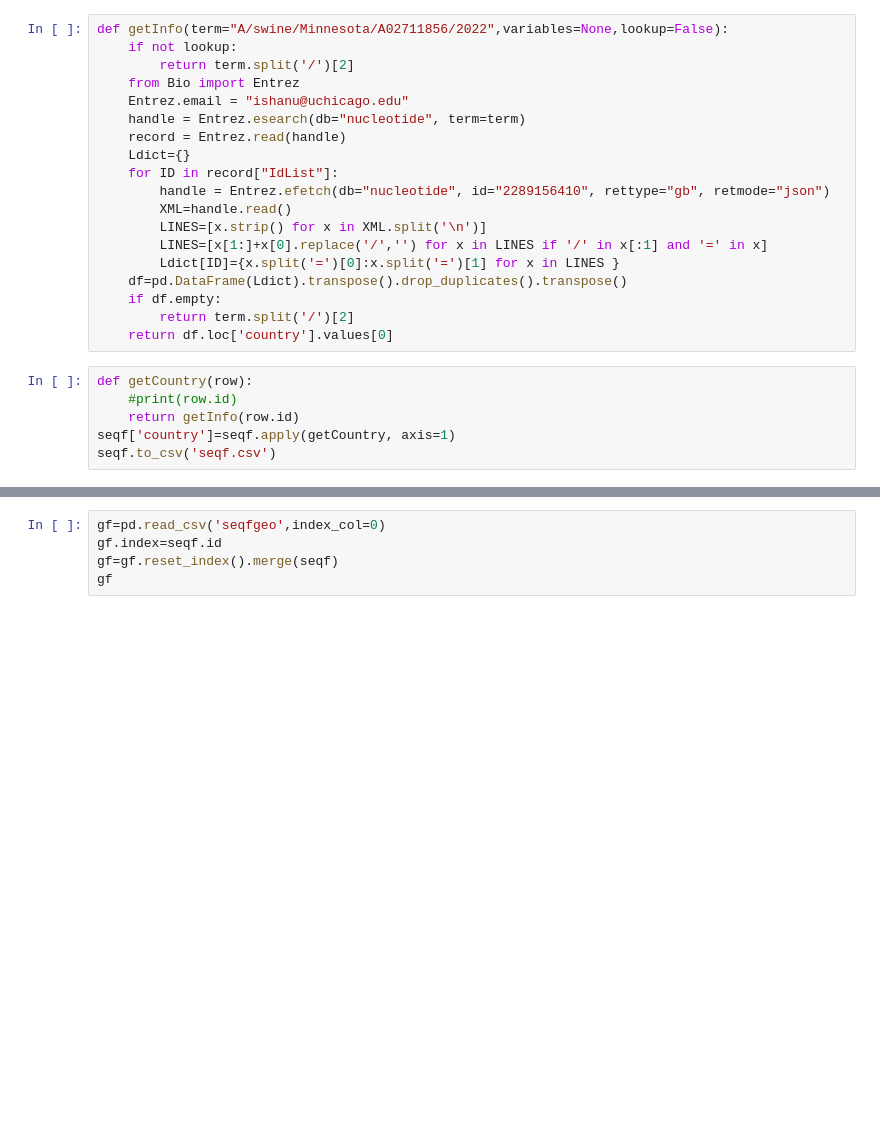
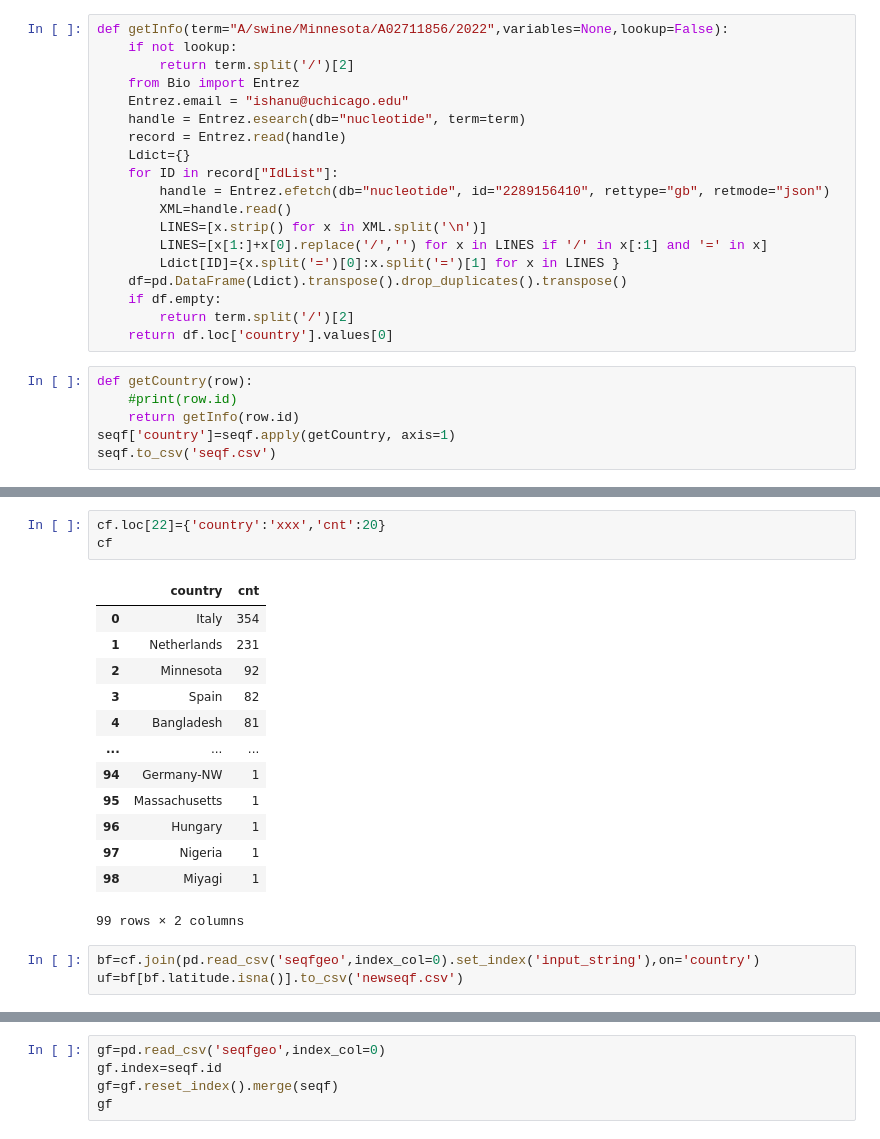
Before and after one commit to zeroknowledgediscovery/emergenet, a Jupyter notebook: irat_qnet/preddata/georisk.ipynb, the cells around one changed output, grey strips where cells are left out. Cells and saved outputs as stored; diff of their text form; blank space fills up the shorter version.

```diff
--- a/irat_qnet/preddata/georisk.ipynb
+++ b/irat_qnet/preddata/georisk.ipynb
@@ -40,0 +64,20 @@ seqf.to_csv('seqf.csv')
+# %%
+cf.loc[22]={'country':'xxx','cnt':20}
+cf
+# %% [output]
+|  | country | cnt |
+| 0 | Italy | 354 |
+| 1 | Netherlands | 231 |
+| 2 | Minnesota | 92 |
+| 3 | Spain | 82 |
+| 4 | Bangladesh | 81 |
+| ... | ... | ... |
+| 94 | Germany-NW | 1 |
+| 95 | Massachusetts | 1 |
+| 96 | Hungary | 1 |
+| 97 | Nigeria | 1 |
+| 98 | Miyagi | 1 |
+99 rows × 2 columns
+# %%
+bf=cf.join(pd.read_csv('seqfgeo',index_col=0).set_index('input_string'),on='country')
+uf=bf[bf.latitude.isna()].to_csv('newseqf.csv')
```
Also changed, not shown: parts of 5 cells of this notebook, 7 other files.
